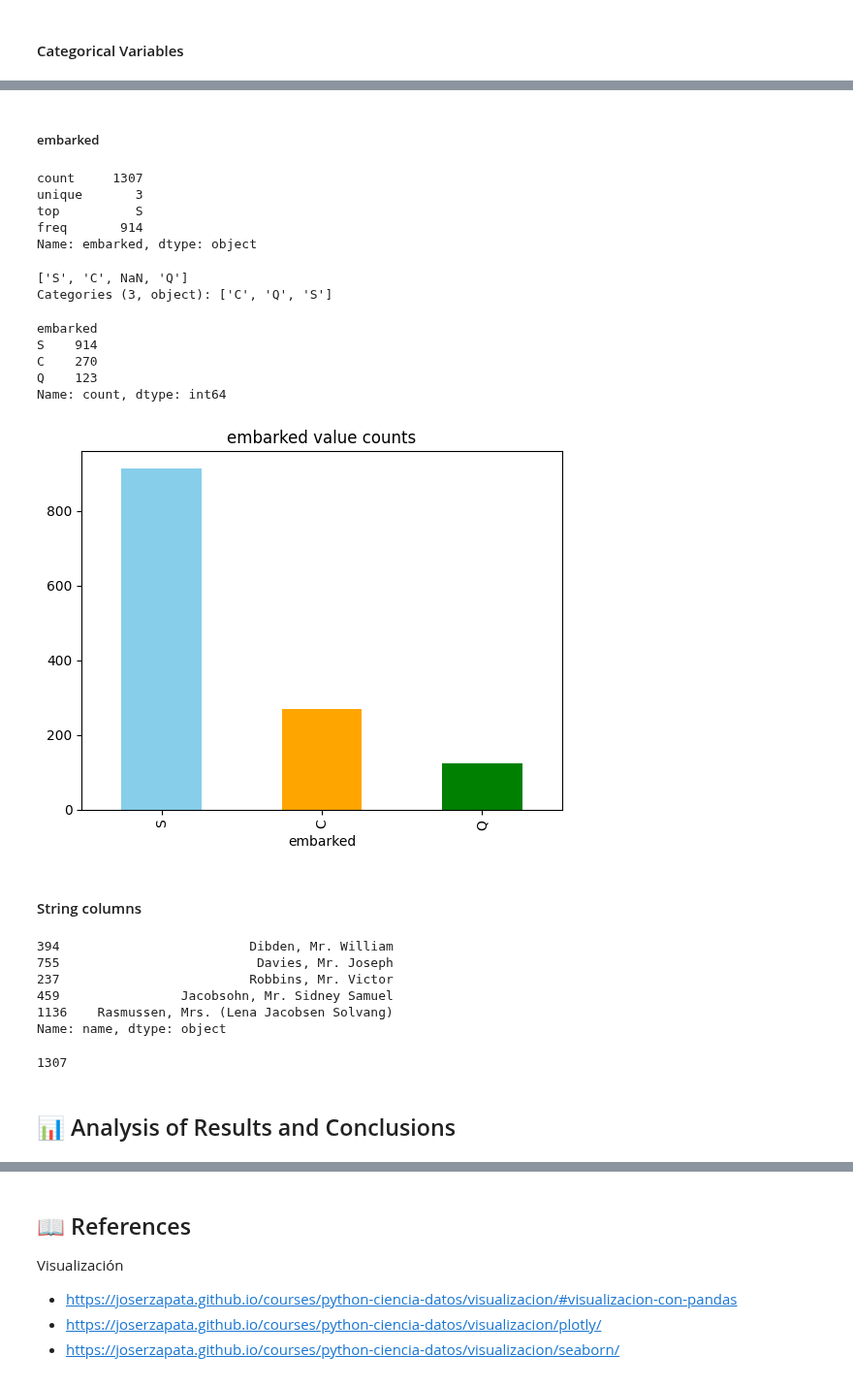
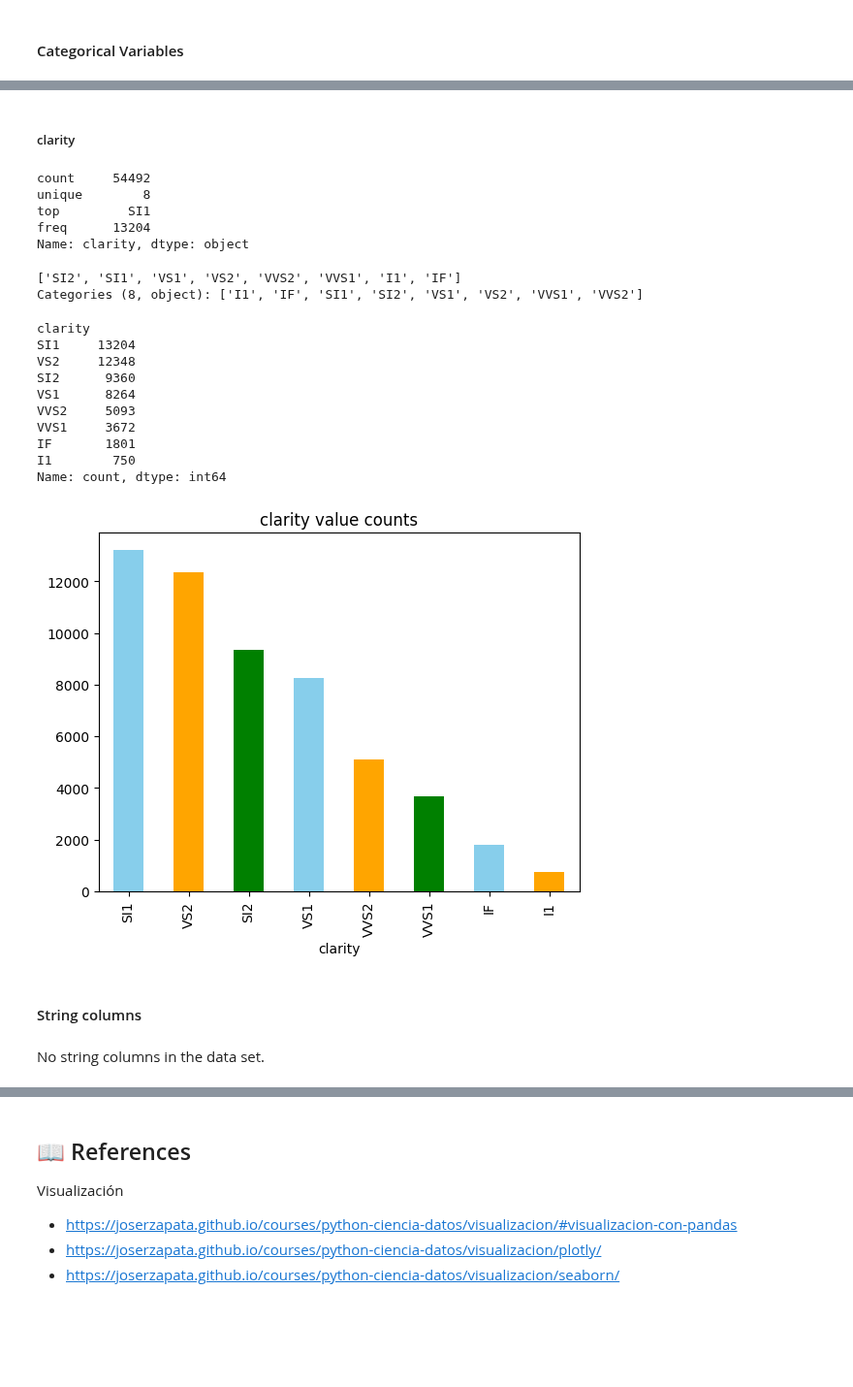
Before and after one commit to gamug/diamantes, a Jupyter notebook: notebooks/3-analysis/03-gmg-univariate-data_description_Manual-pandas-2026_08_18.ipynb, the cells around one changed output, grey strips where cells are left out. Shown at 97% size. Saved outputs shown, nothing was run; the diff lists cells and outputs as text; code cells hidden in the pictures; blank space fills up the shorter version.

```diff
--- a/notebooks/3-analysis/03-gmg-univariate-data_description_Manual-pandas-2026_08_18.ipynb
+++ b/notebooks/3-analysis/03-gmg-univariate-data_description_Manual-pandas-2026_08_18.ipynb
@@ -40,8 +40,9 @@ The dataset has correct data types, fixed in:
 # %%
 DATA_DIR = Path.cwd().resolve().parents[1] / "data"
 
-titanic_df = pd.read_parquet(
-    DATA_DIR / "02_intermediate/titanic_type_fixed.parquet", engine="pyarrow"
+
+diamantes_df = pd.read_parquet(
+    DATA_DIR / "02_intermediate/diamantes_type_fixed.parquet", engine="pyarrow"
 )
 # %% [markdown]
 ## 📊 Data description
@@ -373,47 +459,39 @@ titanic_df[column].value_counts().plot(
 # %% [markdown]
-##### embarked
+##### clarity
 # %%
-column = "embarked"
-titanic_df[column].describe()
+column = "clarity"
+diamantes_df[column].describe()
 # %% [output]
-count     1307
-unique       3
-top          S
-freq       914
-Name: embarked, dtype: object
+count     54492
+unique        8
+top         SI1
+freq      13204
+Name: clarity, dtype: object
 # %%
-titanic_df[column].unique()
+diamantes_df[column].unique()
 # %% [output]
-['S', 'C', NaN, 'Q']
-Categories (3, object): ['C', 'Q', 'S']
+['SI2', 'SI1', 'VS1', 'VS2', 'VVS2', 'VVS1', 'I1', 'IF']
+Categories (8, object): ['I1', 'IF', 'SI1', 'SI2', 'VS1', 'VS2', 'VVS1', 'VVS2']
 # %%
-titanic_df[column].value_counts()
+diamantes_df[column].value_counts()
 # %% [output]
-embarked
-S    914
-C    270
-Q    123
+clarity
+SI1     13204
+VS2     12348
+SI2      9360
+VS1      8264
+VVS2     5093
+VVS1     3672
+IF       1801
+I1        750
 Name: count, dtype: int64
 # %%
-titanic_df[column].value_counts().plot(
+diamantes_df[column].value_counts().plot(
     kind="bar", color=["skyblue", "orange", "green"], title=f"{column} value counts"
 );
 # %% [output]
-[figure, old version]
+[figure, new version]
 # %% [markdown]
 #### String columns
-# %%
-titanic_df["name"].sample(5)
-# %% [output]
-394                         Dibden, Mr. William
-755                          Davies, Mr. Joseph
-237                         Robbins, Mr. Victor
-459                Jacobsohn, Mr. Sidney Samuel
-1136    Rasmussen, Mrs. (Lena Jacobsen Solvang)
-Name: name, dtype: object
-# %%
-titanic_df["name"].nunique()
-# %% [output]
-1307
-# %% [markdown]
-## 📊 Analysis of Results and Conclusions
+# %% [markdown]
+No string columns in the data set.
```
Also changed, not shown: parts of 88 cells of this notebook.
